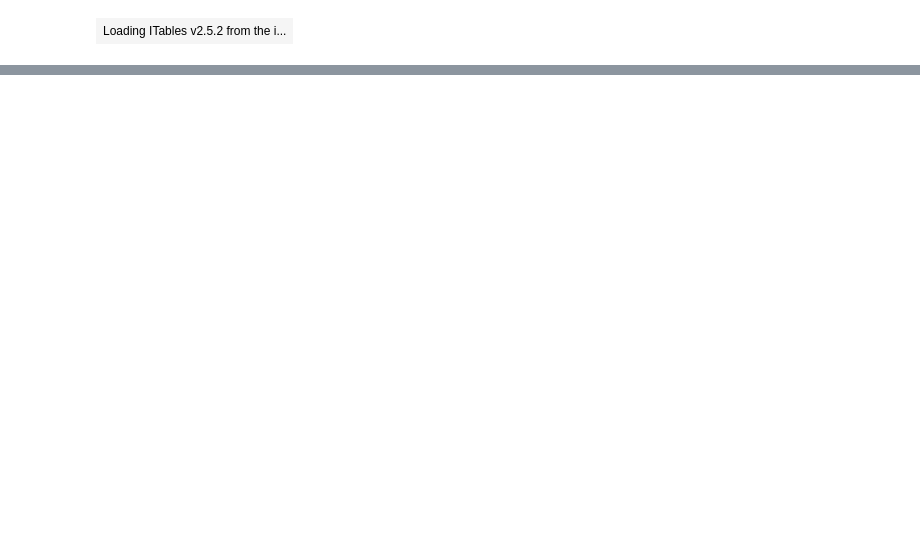
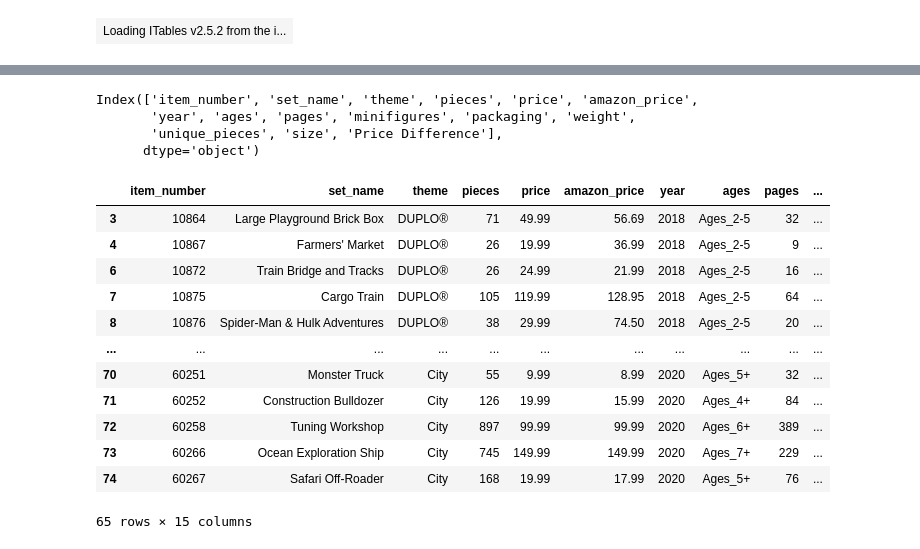
Before and after one commit to Jhawks25/DATA-101-Jackson-Hawks-Code, a Jupyter notebook: Exam 1/Untitled.ipynb, the cells around one changed output, grey strips where cells are left out. Cells and saved outputs as stored; diff of their text form; code cells hidden in the pictures; blank space fills up the shorter version.

```diff
--- a/Exam 1/Untitled.ipynb
+++ b/Exam 1/Untitled.ipynb
@@ -29,0 +328,24 @@ D.
+# %%
+DF.columns
+# %% [output]
+Index(['item_number', 'set_name', 'theme', 'pieces', 'price', 'amazon_price',
+       'year', 'ages', 'pages', 'minifigures', 'packaging', 'weight',
+       'unique_pieces', 'size', 'Price Difference'],
+      dtype='object')
+# %%
+mask = DF['minifigures'] > 0
+DF[mask]
+# %% [output]
+|  | item_number | set_name | theme | pieces | price | amazon_price | year | ages | pages | ... |
+| 3 | 10864 | Large Playground Brick Box | DUPLO® | 71 | 49.99 | 56.69 | 2018 | Ages_2-5 | 32 | ... |
+| 4 | 10867 | Farmers' Market | DUPLO® | 26 | 19.99 | 36.99 | 2018 | Ages_2-5 | 9 | ... |
+| 6 | 10872 | Train Bridge and Tracks | DUPLO® | 26 | 24.99 | 21.99 | 2018 | Ages_2-5 | 16 | ... |
+| 7 | 10875 | Cargo Train | DUPLO® | 105 | 119.99 | 128.95 | 2018 | Ages_2-5 | 64 | ... |
+| 8 | 10876 | Spider-Man & Hulk Adventures | DUPLO® | 38 | 29.99 | 74.50 | 2018 | Ages_2-5 | 20 | ... |
+| ... | ... | ... | ... | ... | ... | ... | ... | ... | ... | ... |
+| 70 | 60251 | Monster Truck | City | 55 | 9.99 | 8.99 | 2020 | Ages_5+ | 32 | ... |
+| 71 | 60252 | Construction Bulldozer | City | 126 | 19.99 | 15.99 | 2020 | Ages_4+ | 84 | ... |
+| 72 | 60258 | Tuning Workshop | City | 897 | 99.99 | 99.99 | 2020 | Ages_6+ | 389 | ... |
+| 73 | 60266 | Ocean Exploration Ship | City | 745 | 149.99 | 149.99 | 2020 | Ages_7+ | 229 | ... |
+| 74 | 60267 | Safari Off-Roader | City | 168 | 19.99 | 17.99 | 2020 | Ages_5+ | 76 | ... |
+65 rows × 15 columns
```
Also changed, not shown: parts of 56 cells of this notebook.
